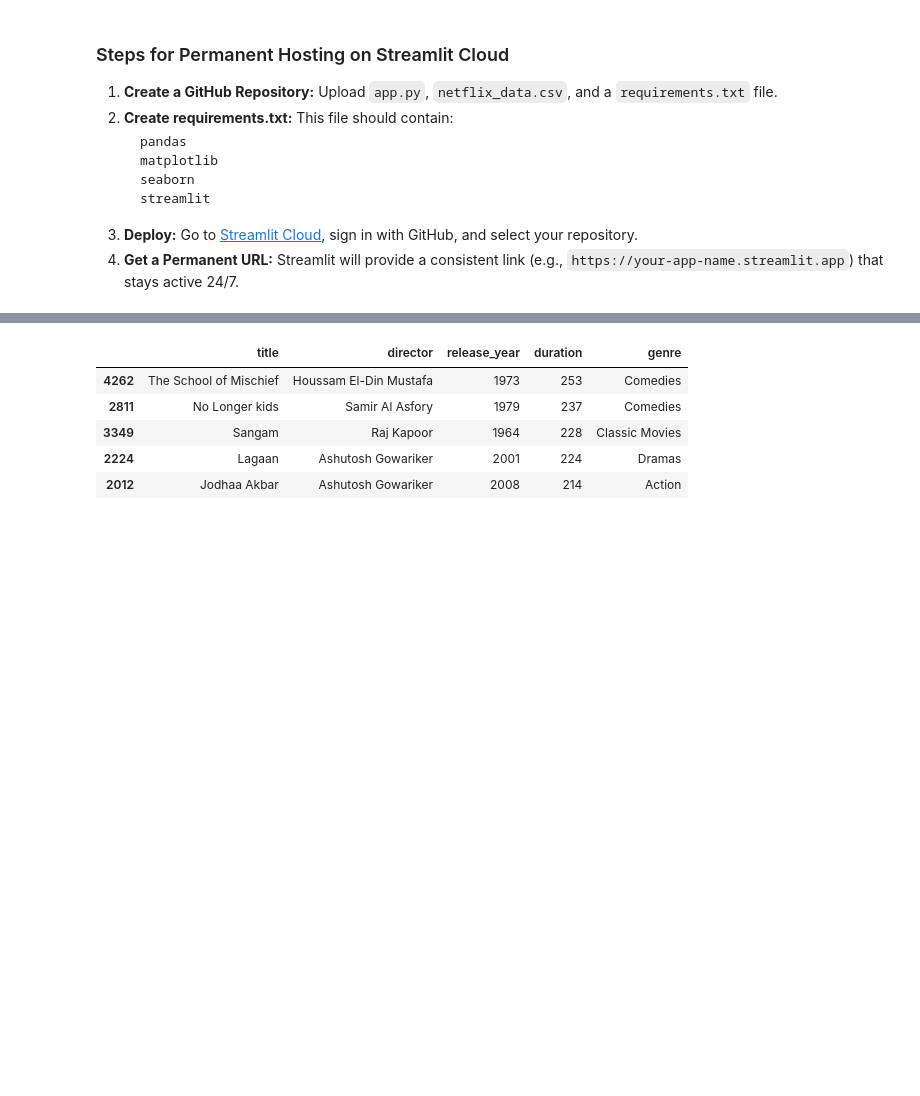
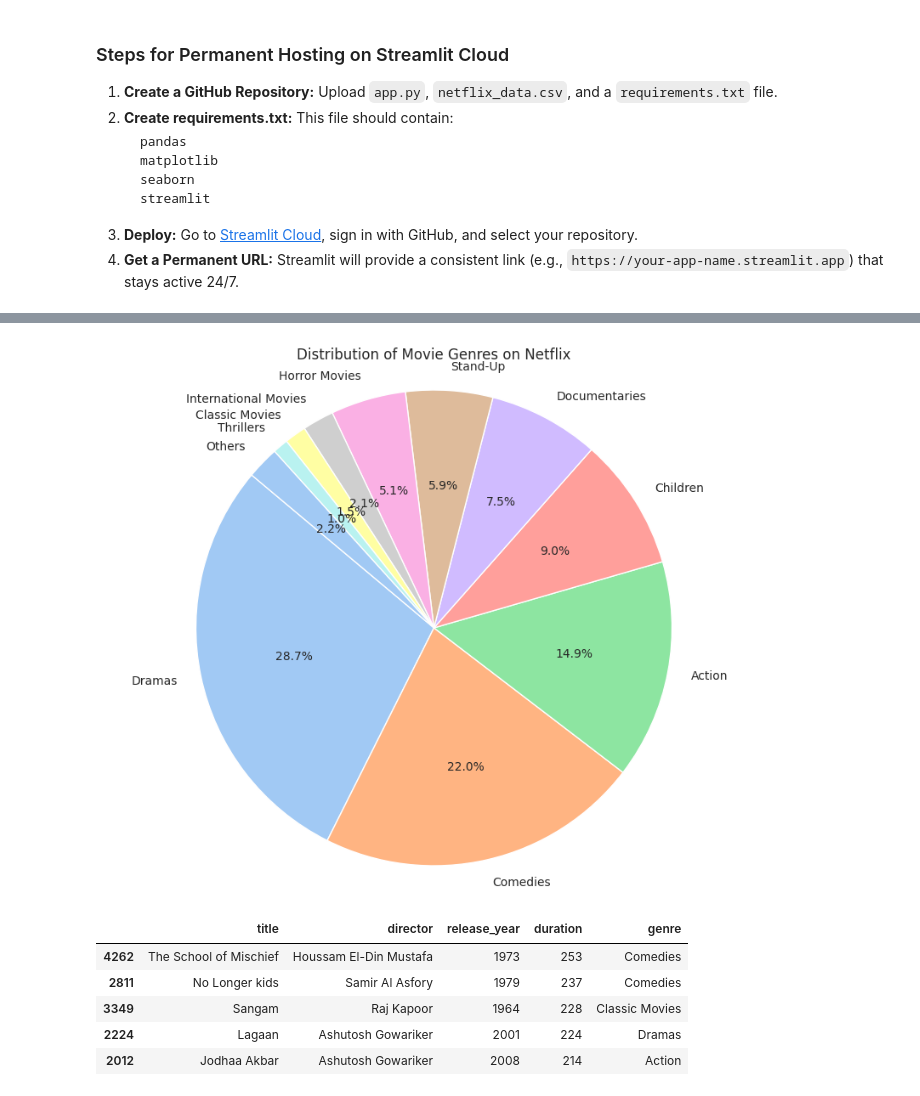
Before and after one commit to Julfikar-Asif/Investigating-Netflix-Movies, a Jupyter notebook: Investigating_Netflix_Movies.ipynb, the cells around one changed output, grey strips where cells are left out. Cells and saved outputs as stored; diff of their text form; code cells hidden in the pictures; blank space fills up the shorter version.

Commit message:
Add some chart

```diff
--- a/Investigating_Netflix_Movies.ipynb
+++ b/Investigating_Netflix_Movies.ipynb
@@ -226,3 +261,26 @@ Streamlit app file created as app.py
+# %%
+import matplotlib.pyplot as plt
+
+# Prepare data for the pie chart
+# We'll show the top 10 genres and group the rest as 'Others'
+genre_data = all_movies['genre'].value_counts()
+top_10_genres = genre_data.head(10)
+others_count = genre_data.iloc[10:].sum()
+
+# Combine top 10 with 'Others'
+if others_count > 0:
+    plot_data = pd.concat([top_10_genres, pd.Series({'Others': others_count})])
+else:
+    plot_data = top_10_genres
+
+# Create the pie chart
+plt.figure(figsize=(10, 8))
+plt.pie(plot_data, labels=plot_data.index, autopct='%1.1f%%', startangle=140, colors=sns.color_palette('pastel'))
+plt.title('Distribution of Movie Genres on Netflix')
+plt.axis('equal')  # Equal aspect ratio ensures that pie is drawn as a circle.
+plt.show()
+# %% [output]
+[figure, added]
 # %%
 # Sort movies by duration in descending order and select the top 5
 longest_movies = all_movies.sort_values(by='duration', ascending=False).head(5)
```
Also changed, not shown: parts of 4 cells of this notebook.
